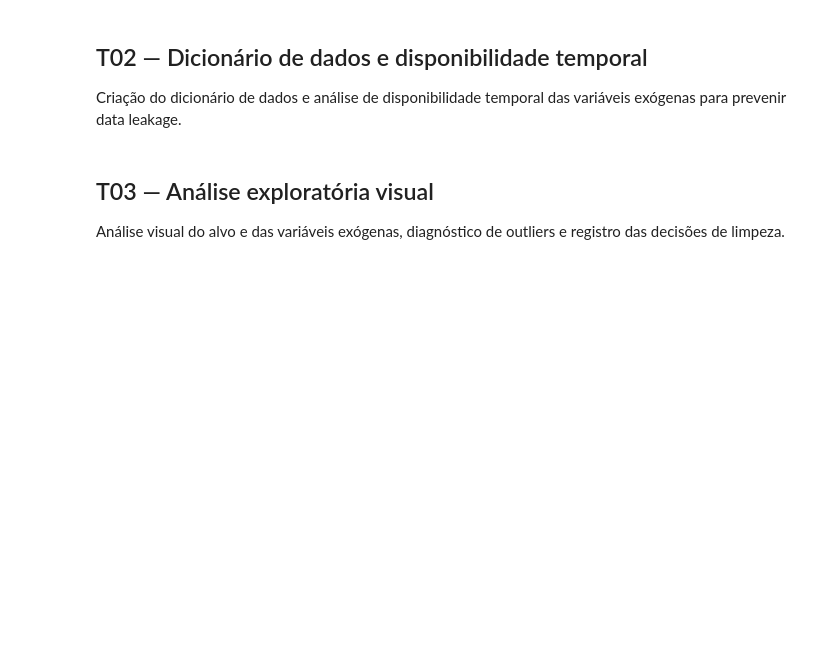
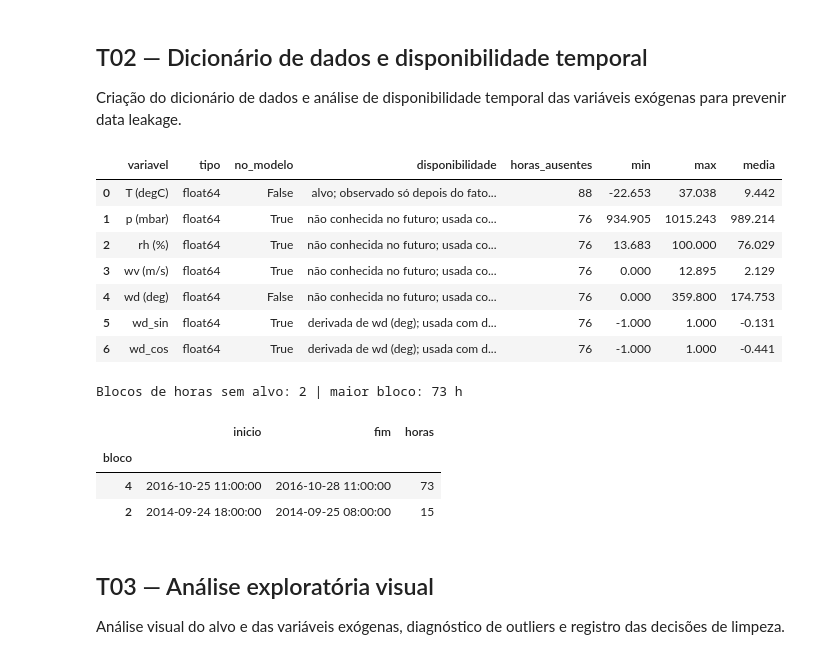
Before and after one commit to Kogake7/ProjetoFinal-SeriesTemporais, a Jupyter notebook: grupo4/sarimax-4.ipynb, the cells around one changed output. Drawn from its saved outputs; the diff is of its cells as text; code cells hidden in the pictures; blank space fills up the shorter version.

```diff
--- a/grupo4/sarimax-4.ipynb
+++ b/grupo4/sarimax-4.ipynb
@@ -97,14 +227,59 @@ display(diagnostico_base)
 
 Criação do dicionário de dados e análise de disponibilidade temporal das variáveis exógenas para prevenir data leakage.
 # %%
-# Dicionário simplificado e disponibilidade temporal
+# T02 — dicionário de dados e disponibilidade temporal
+COLUNAS_DOCUMENTADAS = [TARGET_COLUMN] + BASE_EXOG_COLUMNS + ["wd_sin", "wd_cos"]
+DISPONIBILIDADE = {
+    TARGET_COLUMN: "alvo; observado só depois do fato, nunca imputado",
+    "wd_sin": f"derivada de wd (deg); usada com defasagem de {EXOG_LAG} hora",
+    "wd_cos": f"derivada de wd (deg); usada com defasagem de {EXOG_LAG} hora",
+}
 DICIONARIO = pd.DataFrame([
-    {"variavel": coluna, "tipo": str(df[coluna].dtype),
-     "disponibilidade": "não conhecida no futuro; usada com defasagem de 1 hora",
-     "min": df[coluna].min(), "max": df[coluna].max(), "media": df[coluna].mean()}
-    for coluna in [TARGET_COLUMN] + EXOG_COLUMNS
+    {
+        "variavel": coluna,
+        "tipo": str(df[coluna].dtype),
+        "no_modelo": coluna in EXOG_COLUMNS,
+        "disponibilidade": DISPONIBILIDADE.get(
+            coluna, f"não conhecida no futuro; usada com defasagem de {EXOG_LAG} hora"
+        ),
+        "horas_ausentes": int(df[coluna].isna().sum()),
+        "min": df[coluna].min(),
+        "max": df[coluna].max(),
+        "media": df[coluna].mean(),
+    }
+    for coluna in COLUNAS_DOCUMENTADAS
 ])
 display(DICIONARIO.round(3))
+
+# Disponibilidade temporal: onde estão as lacunas que sobraram na série horária.
+lacunas = df[TARGET_COLUMN].isna()
+if lacunas.any():
+    blocos = (lacunas != lacunas.shift()).cumsum()[lacunas]
+    resumo_lacunas = (
+        pd.DataFrame({"bloco": blocos, "data": df.index[lacunas]})
+        .groupby("bloco")["data"]
+        .agg(inicio="min", fim="max", horas="count")
+        .sort_values("horas", ascending=False)
+    )
+    print(f"Blocos de horas sem alvo: {len(resumo_lacunas)} | "
+          f"maior bloco: {int(resumo_lacunas['horas'].max())} h")
+    display(resumo_lacunas.head(10))
+else:
+    print("Não há horas sem alvo na série agregada.")
+# %% [output]
+|  | variavel | tipo | no_modelo | disponibilidade | horas_ausentes | min | max | media |
+| 0 | T (degC) | float64 | False | alvo; observado só depois do fato... | 88 | -22.653 | 37.038 | 9.442 |
+| 1 | p (mbar) | float64 | True | não conhecida no futuro; usada co... | 76 | 934.905 | 1015.243 | 989.214 |
+| 2 | rh (%) | float64 | True | não conhecida no futuro; usada co... | 76 | 13.683 | 100.000 | 76.029 |
+| 3 | wv (m/s) | float64 | True | não conhecida no futuro; usada co... | 76 | 0.000 | 12.895 | 2.129 |
+| 4 | wd (deg) | float64 | False | não conhecida no futuro; usada co... | 76 | 0.000 | 359.800 | 174.753 |
+| 5 | wd_sin | float64 | True | derivada de wd (deg); usada com d... | 76 | -1.000 | 1.000 | -0.131 |
+| 6 | wd_cos | float64 | True | derivada de wd (deg); usada com d... | 76 | -1.000 | 1.000 | -0.441 |
+Blocos de horas sem alvo: 2 | maior bloco: 73 h
+|  | inicio | fim | horas |
+| bloco |  |  |  |
+| 4 | 2016-10-25 11:00:00 | 2016-10-28 11:00:00 | 73 |
+| 2 | 2014-09-24 18:00:00 | 2014-09-25 08:00:00 | 15 |
 # %% [markdown]
 ## T03 — Análise exploratória visual
 
```
Also changed, not shown: parts of 19 cells of this notebook.
